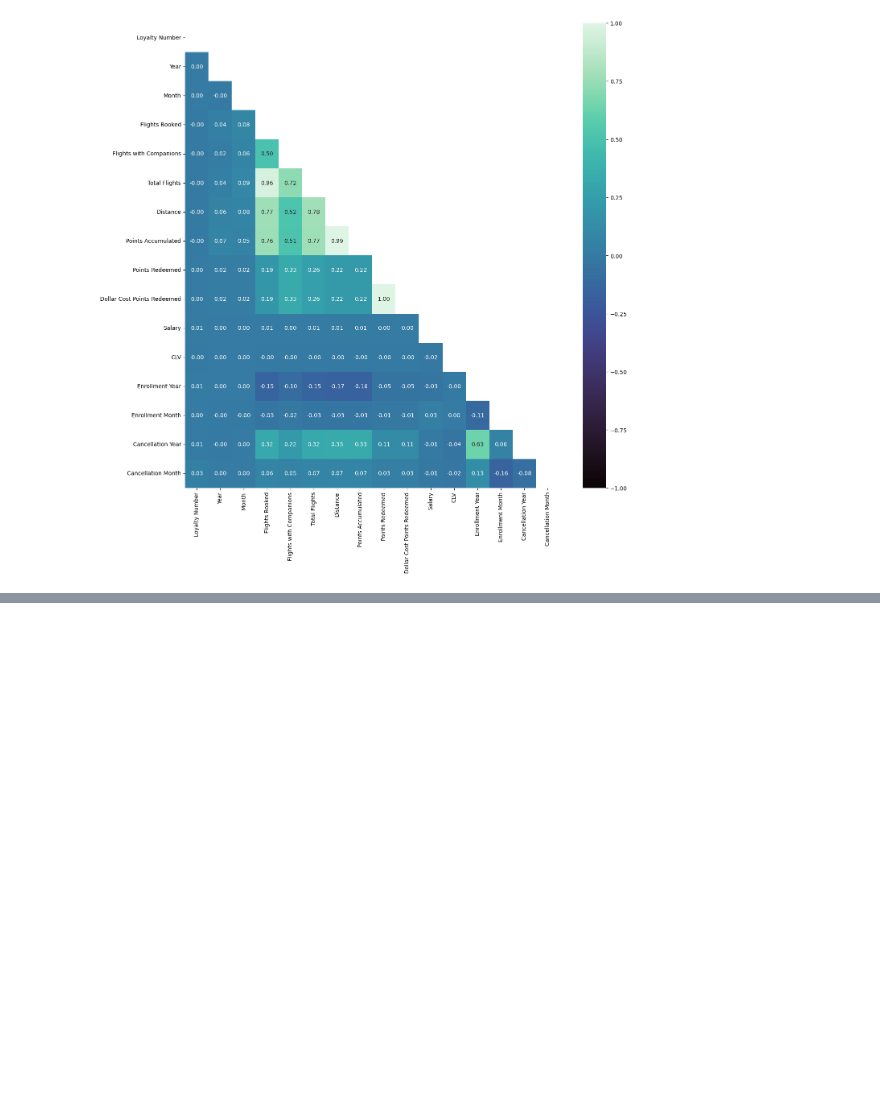
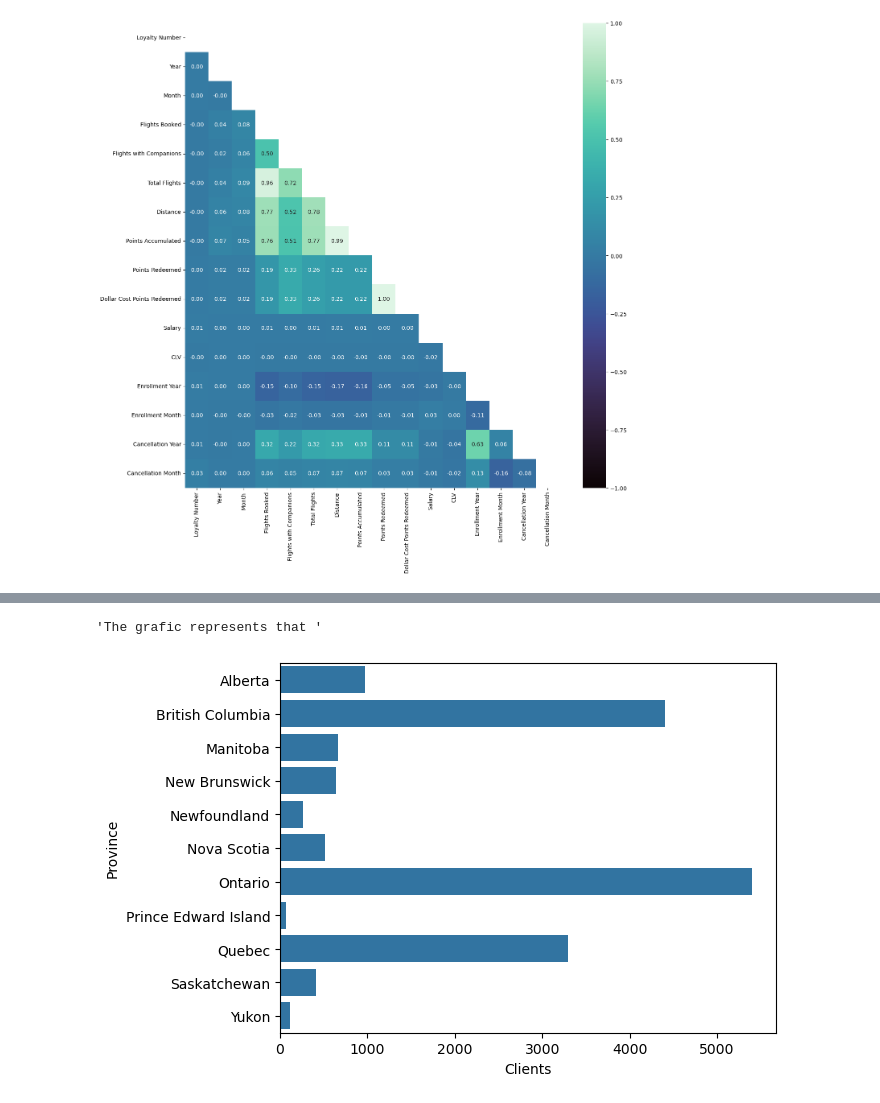
Before and after one commit to Adalab/bda-modulo-3-evaluacion-final-CibiPB, a Jupyter notebook: Notebooks/3. Data Analysis.ipynb, the cells around one changed output, grey strips where cells are left out. Drawn from its saved outputs; the diff is of its cells as text; code cells hidden in the pictures; blank space fills up the shorter version.

```diff
--- a/Notebooks/3. Data Analysis.ipynb
+++ b/Notebooks/3. Data Analysis.ipynb
@@ -52,0 +99,12 @@ sp.num_and_num (df_full,'Flights with Companions', 'Total Flights')
+# %%
+# CORRETATION OF CLIENTS BY PROVINCES
+df_c_p = df_full.groupby('Province')['Loyalty Number'].nunique().reset_index()
+sns.barplot(data=df_c_p, y='Province', x='Loyalty Number')
+plt.xlabel('Clients')
+
+
+"""The grafic represents that Ontario, British Colombia and Quebec are the ones with more clients.
+Relation that is expected considering they are the most populated provinces(external source)"""
+# %% [output]
+'The grafic represents that '
+[figure, added]
```
Also changed, not shown: parts of 7 cells of this notebook, 1 other file.
